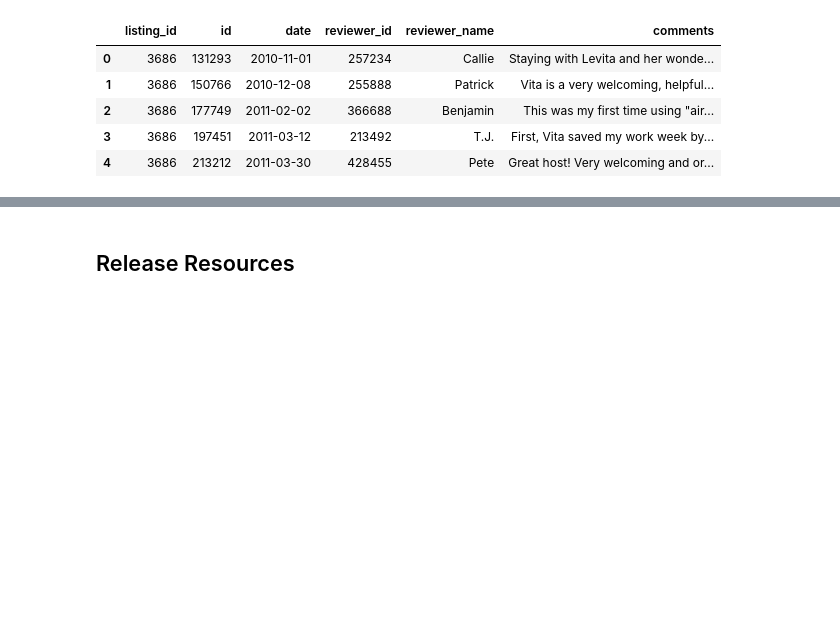
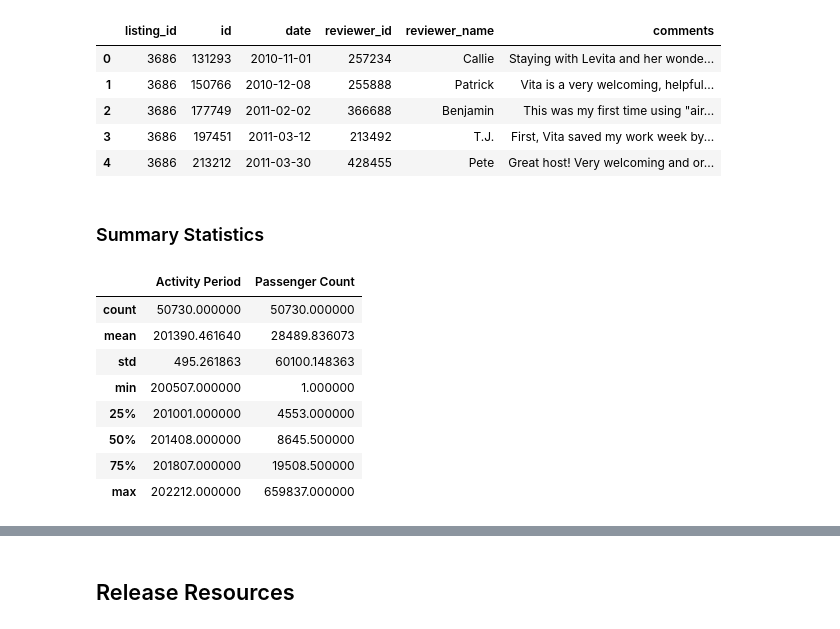
Before and after one commit to hdavis-sandiego/ADS508-Final, a Jupyter notebook: ads508project.ipynb, the cells around one changed output, grey strips where cells are left out. Cells and saved outputs as stored; diff of their text form; code cells hidden in the pictures; blank space fills up the shorter version.

```diff
--- a/ads508project.ipynb
+++ b/ads508project.ipynb
@@ -45,3 +82,17 @@ airbnb_reviews.head(5)
 | 2 | 3686 | 177749 | 2011-02-02 | 366688 | Benjamin | This was my first time using "air... |
 | 3 | 3686 | 197451 | 2011-03-12 | 213492 | T.J. | First, Vita saved my work week by... |
 | 4 | 3686 | 213212 | 2011-03-30 | 428455 | Pete | Great host! Very welcoming and or... |
+# %% [markdown]
+### Summary Statistics
+# %%
+airline.describe()
+# %% [output]
+|  | Activity Period | Passenger Count |
+| count | 50730.000000 | 50730.000000 |
+| mean | 201390.461640 | 28489.836073 |
+| std | 495.261863 | 60100.148363 |
+| min | 200507.000000 | 1.000000 |
+| 25% | 201001.000000 | 4553.000000 |
+| 50% | 201408.000000 | 8645.500000 |
+| 75% | 201807.000000 | 19508.500000 |
+| max | 202212.000000 | 659837.000000 |
```
Also changed, not shown: parts of 17 cells of this notebook.
